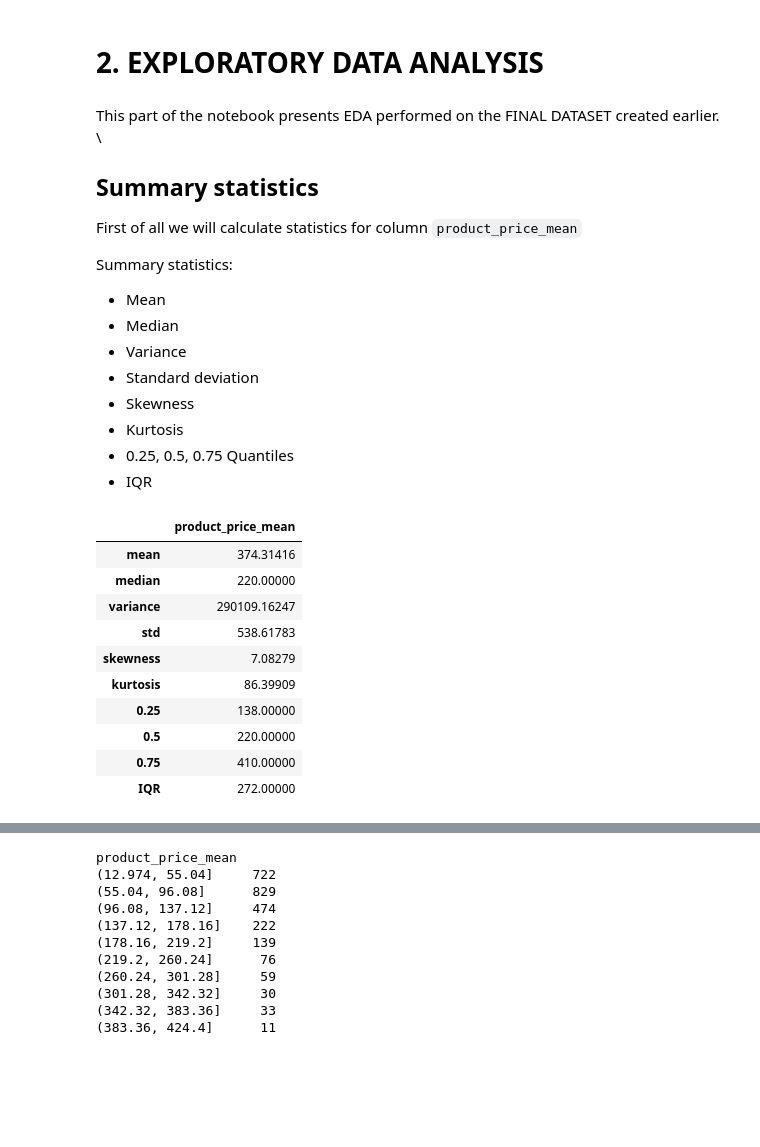
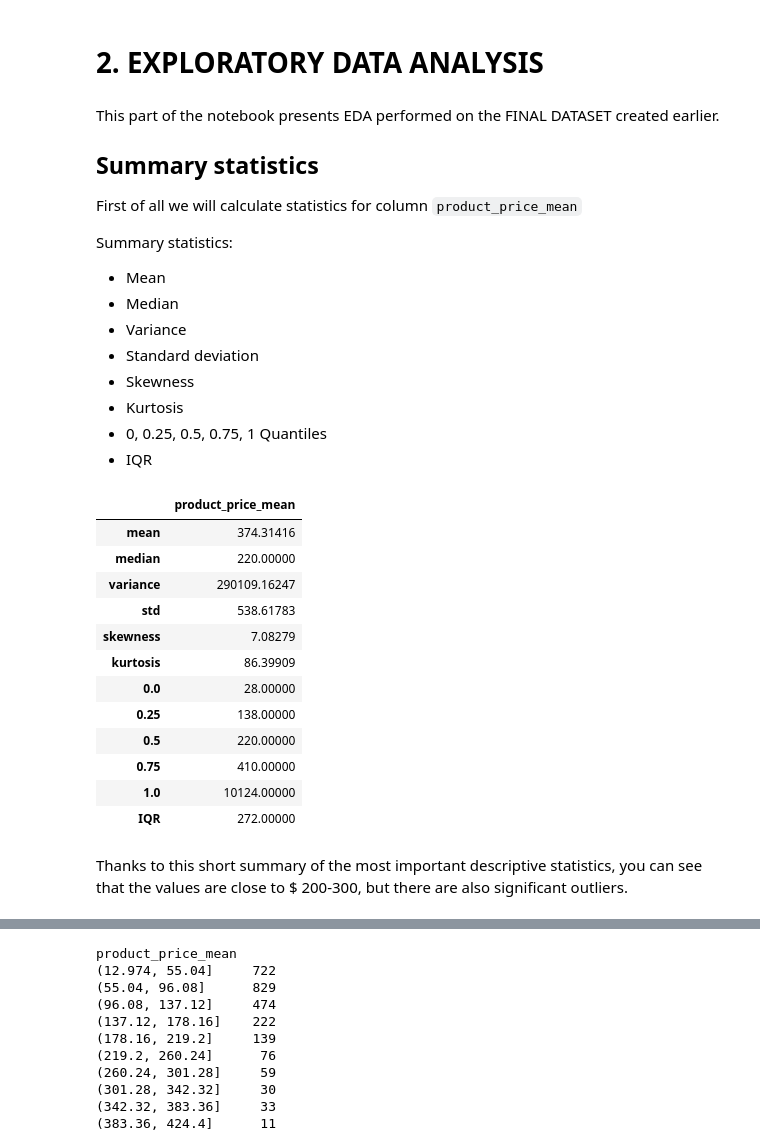
Before and after one commit to anras5/Criteo-Search-Data, a Jupyter notebook: main_notebook.ipynb, the cells around one changed output, grey strips where cells are left out. Drawn from its saved outputs; the diff is of its cells as text; code cells hidden in the pictures; blank space fills up the shorter version.

```diff
--- a/main_notebook.ipynb
+++ b/main_notebook.ipynb
@@ -209,7 +209,7 @@ df.head(8)
 # %% [markdown]
 # 2. EXPLORATORY DATA ANALYSIS
 # %% [markdown]
-This part of the notebook presents EDA performed on the FINAL DATASET created earlier. \
+This part of the notebook presents EDA performed on the FINAL DATASET created earlier.
 ## Summary statistics
 First of all we will calculate statistics for column `product_price_mean`
 
@@ -220,37 +220,43 @@ Summary statistics:
 - Standard deviation
 - Skewness
 - Kurtosis
-- 0.25, 0.5, 0.75 Quantiles
+- 0, 0.25, 0.5, 0.75, 1 Quantiles
 - IQR
 # %%
 price = df['SalesAmountInEuro_sum']
 
 summary_statistics = pd.DataFrame({
     'product_price_mean': [price.mean(),
                           price.median(),
                           price.var(ddof=0),
                           price.std(ddof=0),
                           moment(price, 3)/(moment(price, 2)**(3/2)),
                           moment(price, 4)/(moment(price, 2))**2,
+                           price.quantile(0),
                           price.quantile(0.25),
                           price.quantile(0.5),
                           price.quantile(0.75),
+                           price.quantile(1),
                           price.quantile(0.75) - price.quantile(0.25)]},
-    index=['mean', 'median', 'variance', 'std', 'skewness', 'kurtosis', '0.25', '0.5', '0.75', 'IQR'])
+    index=['mean', 'median', 'variance', 'std', 'skewness', 'kurtosis', '0.0', '0.25', '0.5', '0.75', '1.0', 'IQR'])
 
 summary_statistics
 # %% [output]
 |  | product_price_mean |
 | mean | 374.31416 |
 | median | 220.00000 |
 | variance | 290109.16247 |
 | std | 538.61783 |
 | skewness | 7.08279 |
 | kurtosis | 86.39909 |
+| 0.0 | 28.00000 |
 | 0.25 | 138.00000 |
 | 0.5 | 220.00000 |
 | 0.75 | 410.00000 |
+| 1.0 | 10124.00000 |
 | IQR | 272.00000 |
+# %% [markdown]
+Thanks to this short summary of the most important descriptive statistics, you can see that the values are close to $ 200-300, but there are also significant outliers.
 # %% [markdown]
 ## Frequency
 
```
Also changed, not shown: parts of 10 cells of this notebook.
